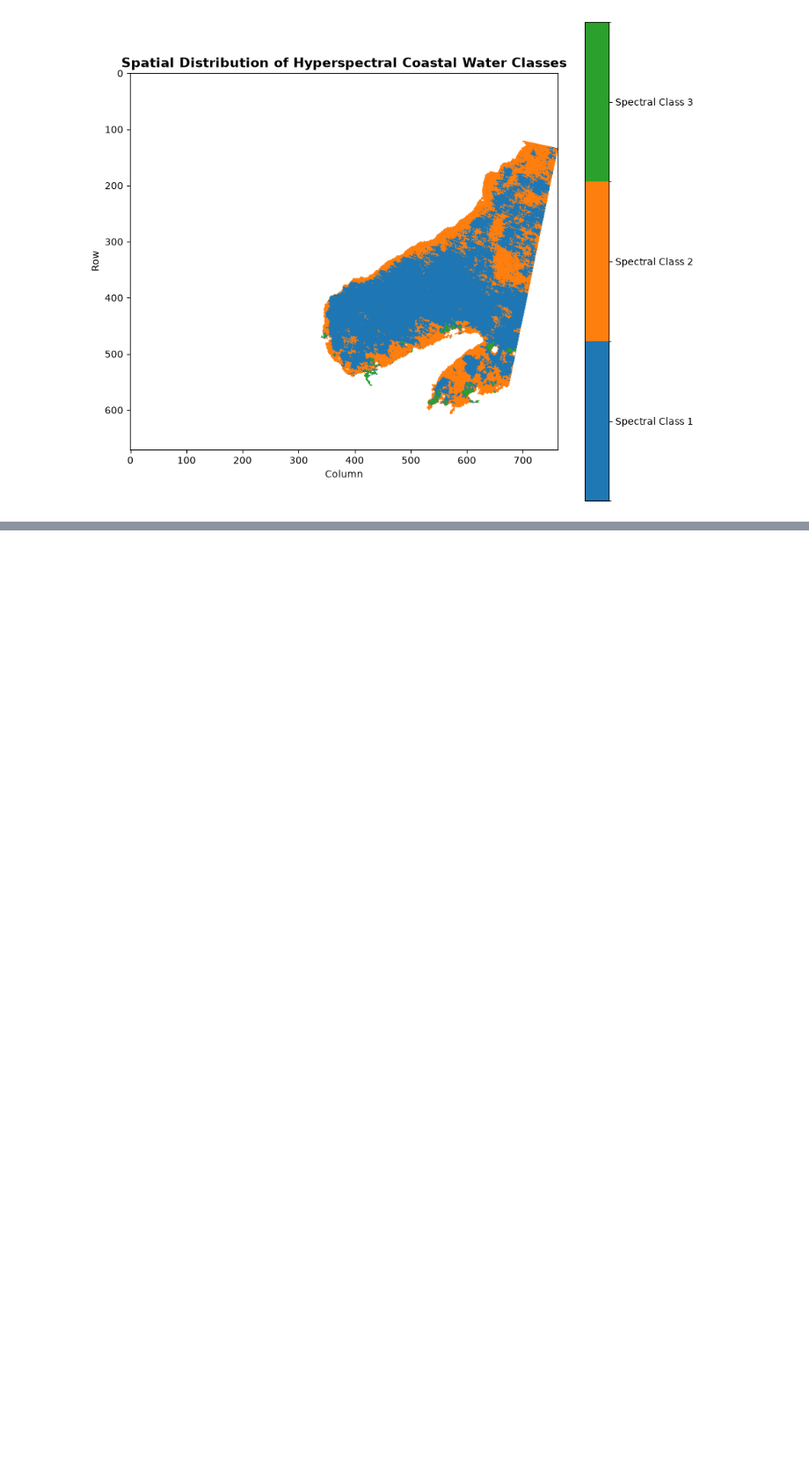
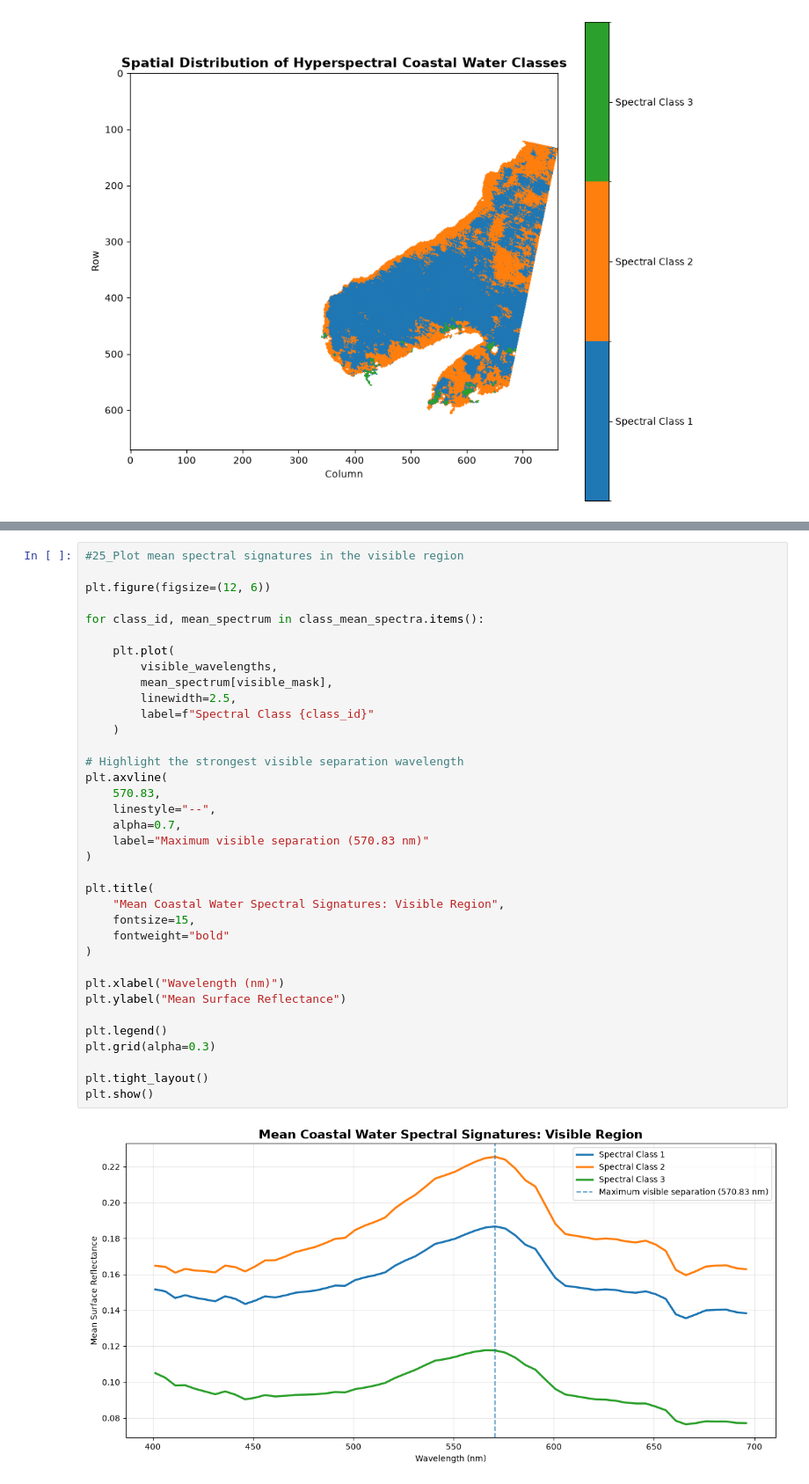
Before and after one commit to Keerthivasan2899/Geospectra-AI-belize-water-quality, a Jupyter notebook: notebooks/06_Hyperspectral_Coastal_Water_Clustering.ipynb, the cells around one changed output, grey strips where cells are left out. Shown at 88% size. Saved outputs shown, nothing was run; the diff lists cells and outputs as text; blank space fills up the shorter version.

```diff
--- a/notebooks/06_Hyperspectral_Coastal_Water_Clustering.ipynb
+++ b/notebooks/06_Hyperspectral_Coastal_Water_Clustering.ipynb
@@ -496,0 +986,38 @@ plt.show()
+# %%
+#25_Plot mean spectral signatures in the visible region
+
+plt.figure(figsize=(12, 6))
+
+for class_id, mean_spectrum in class_mean_spectra.items():
+
+    plt.plot(
+        visible_wavelengths,
+        mean_spectrum[visible_mask],
+        linewidth=2.5,
+        label=f"Spectral Class {class_id}"
+    )
+
+# Highlight the strongest visible separation wavelength
+plt.axvline(
+    570.83,
+    linestyle="--",
+    alpha=0.7,
+    label="Maximum visible separation (570.83 nm)"
+)
+
+plt.title(
+    "Mean Coastal Water Spectral Signatures: Visible Region",
+    fontsize=15,
+    fontweight="bold"
+)
+
+plt.xlabel("Wavelength (nm)")
+plt.ylabel("Mean Surface Reflectance")
+
+plt.legend()
+plt.grid(alpha=0.3)
+
+plt.tight_layout()
+plt.show()
+# %% [output]
+[figure, added]
```
Also changed, not shown: parts of 29 cells of this notebook, 8 other files.
